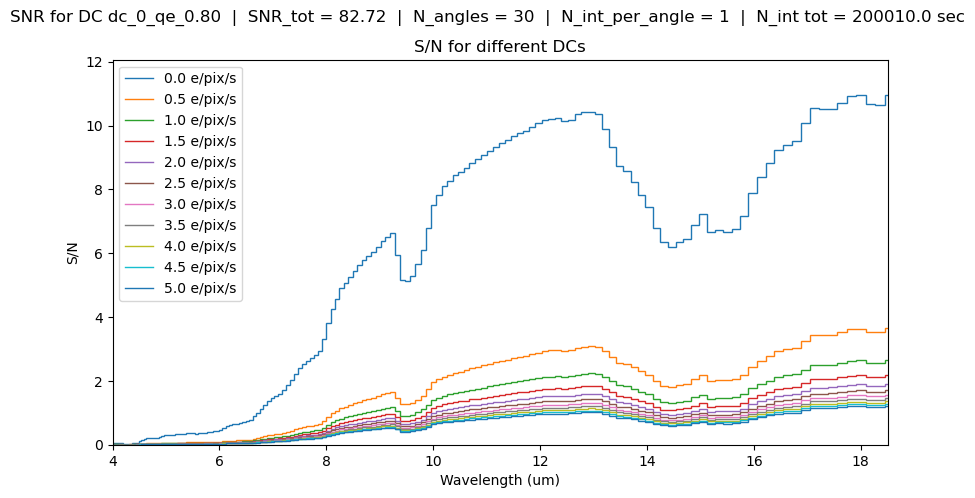
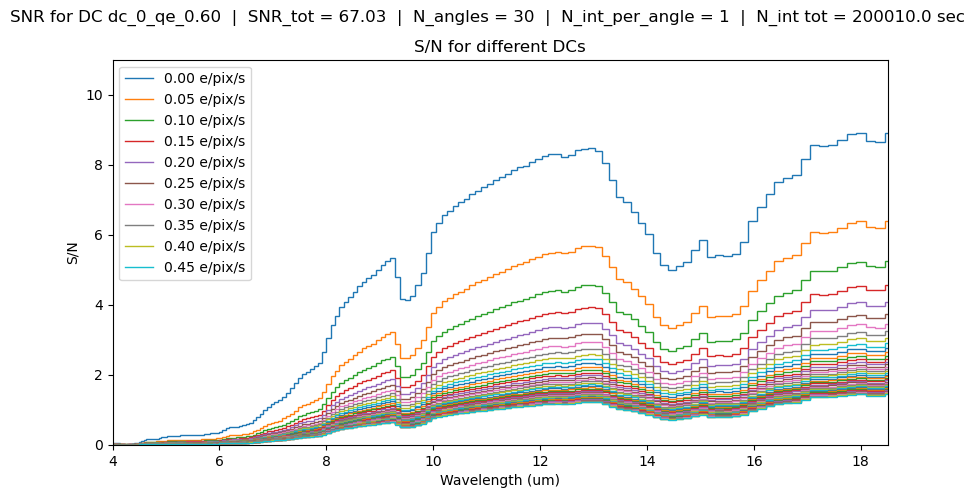
The change to this notebook cell's code, shown as a diff; its figure went from the first image to the second:
--- before
+++ after
@@ -1,14 +1,19 @@
 # S/N vs wavelength for one QE, varying DC
-qe_idx = 2
+qe_idx = 0
 plt.figure(figsize=(10, 5))
 for i_dc, dc_val in enumerate(dark_current):
+    if dc_val < 0.5:
+        label_this = f"{dc_val:.2f} e/pix/s"
+    else:
+        label_this = None
     plt.stairs(
         snr_cube[:, i_dc, qe_idx],
         edges=cube.wavel_bin_edges,
-        label=f"{dc_val:.1f} e/pix/s",
-   
+        label=label_this,
+        color='blue',
+        alpha=0.5,
     )
 plt.xlim(4, 18.5)
-plt.ylim(0, 10)
+plt.ylim(0, 11)
 plt.xlabel("Wavelength (um)")
 plt.ylabel("S/N")

Commit: DC sweep